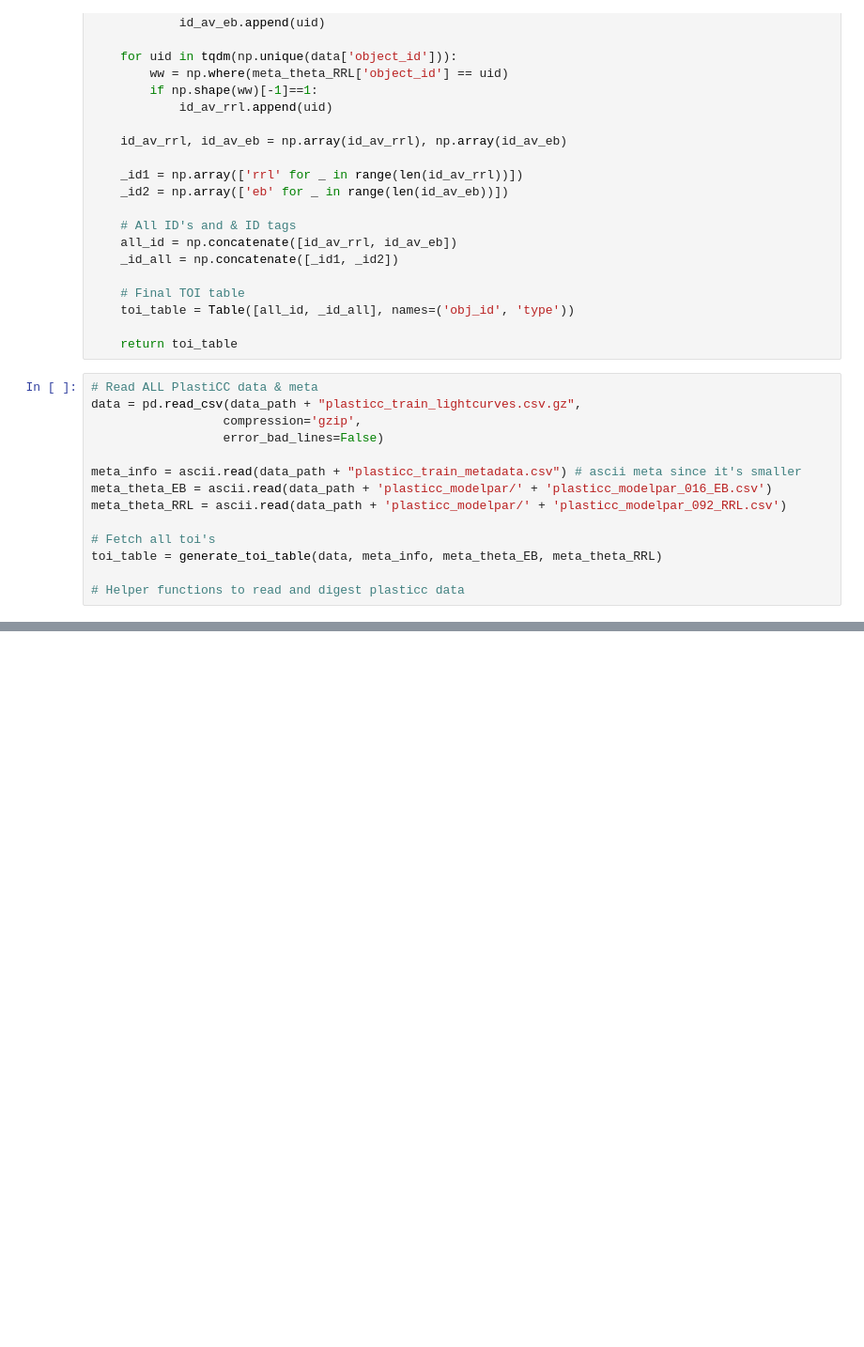
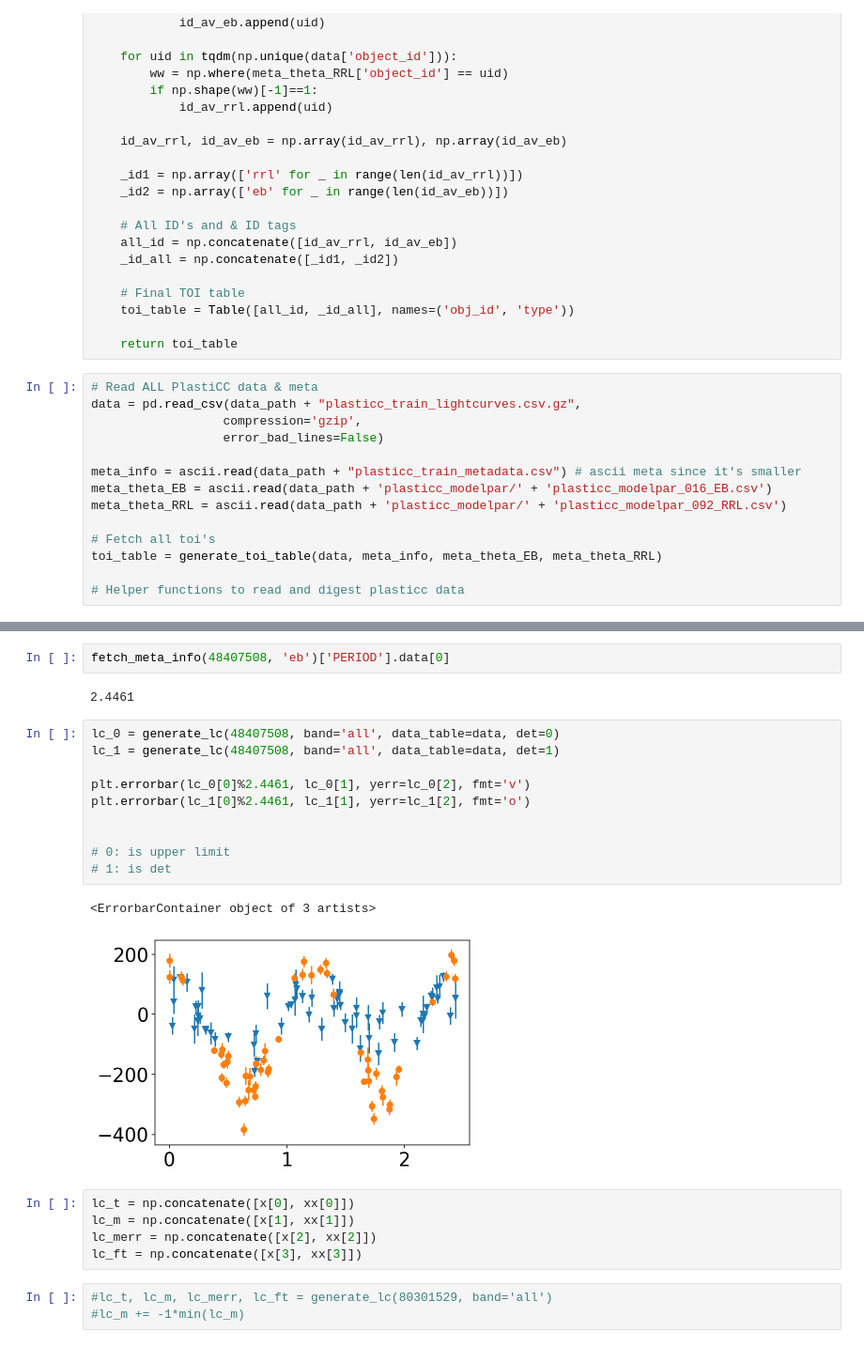
Before and after one commit to AndyTza/periodos, a Jupyter notebook: notebooks/LightCurve Fitting.ipynb, the cells around one changed output, grey strips where cells are left out. Shown at 94% size. Cells and saved outputs as stored; diff of their text form; blank space fills up the shorter version.

```diff
--- a/notebooks/LightCurve Fitting.ipynb
+++ b/notebooks/LightCurve Fitting.ipynb
@@ -312,0 +350,25 @@ array([59887.3397, 59907.2138, 59957.2404, 59972.0645, 59985.1984,
+# %%
+fetch_meta_info(48407508, 'eb')['PERIOD'].data[0]
+# %% [output]
+2.4461
+# %%
+lc_0 = generate_lc(48407508, band='all', data_table=data, det=0)
+lc_1 = generate_lc(48407508, band='all', data_table=data, det=1)
+
+plt.errorbar(lc_0[0]%2.4461, lc_0[1], yerr=lc_0[2], fmt='v')
+plt.errorbar(lc_1[0]%2.4461, lc_1[1], yerr=lc_1[2], fmt='o')
+
+
+# 0: is upper limit
+# 1: is det
+# %% [output]
+<ErrorbarContainer object of 3 artists>
+[figure, added]
+# %%
+lc_t = np.concatenate([x[0], xx[0]])
+lc_m = np.concatenate([x[1], xx[1]])
+lc_merr = np.concatenate([x[2], xx[2]])
+lc_ft = np.concatenate([x[3], xx[3]])
+# %%
+#lc_t, lc_m, lc_merr, lc_ft = generate_lc(80301529, band='all')
+#lc_m += -1*min(lc_m)
```
Also changed, not shown: parts of 18 cells of this notebook, 2 other files.
